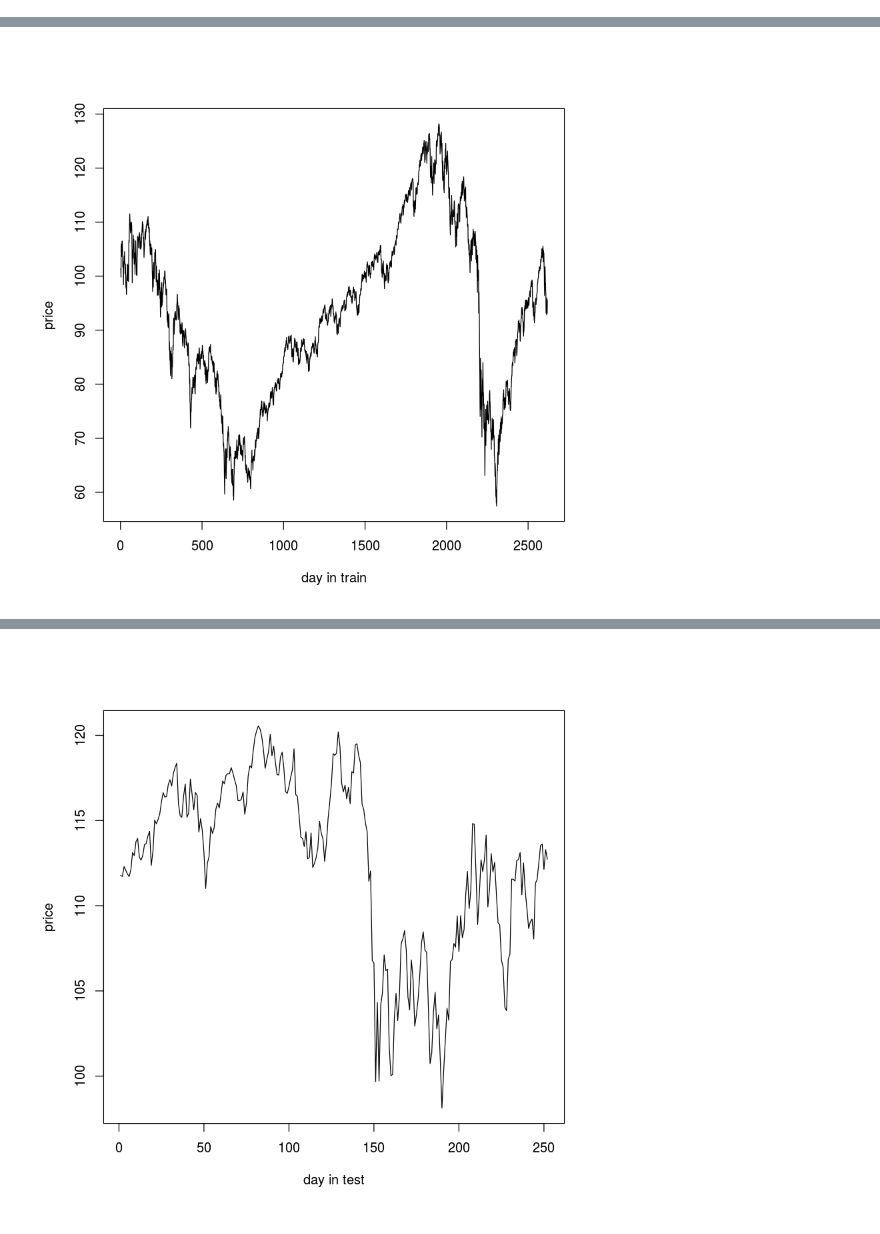
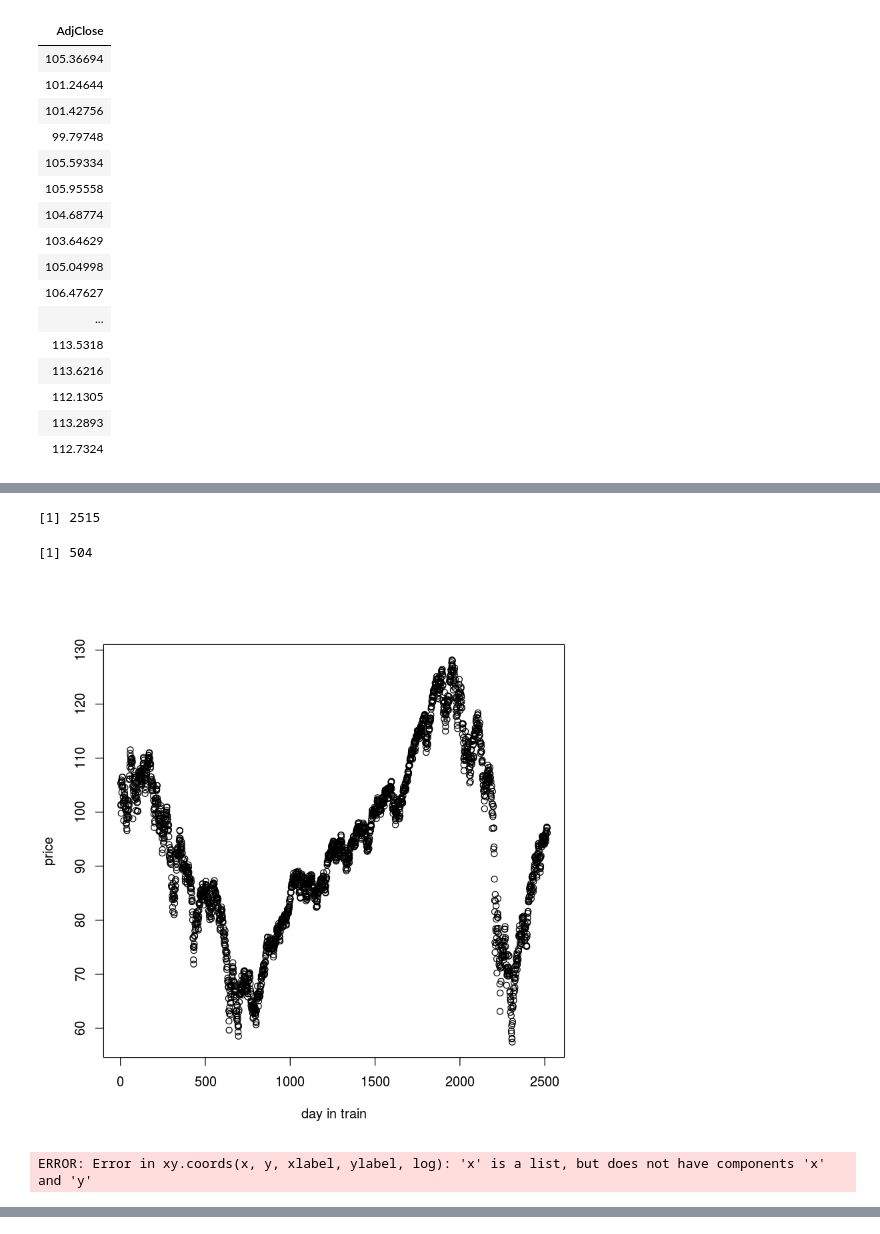
Before and after one commit to heartyguy/stat-finance-time-series-analysis, a Jupyter notebook: regression.ipynb, the cells around one changed output, grey strips where cells are left out. Saved outputs shown, nothing was run; the diff lists cells and outputs as text; code cells hidden in the pictures.

```diff
--- a/regression.ipynb
+++ b/regression.ipynb
@@ -6,22 +6,24 @@ library(tseries)
 library(zoo)
 
 
-spy = get.hist.quote(instrument = "SPY", "2000-01-04", "2011-12-31",quote = c("AdjClose"),
+spy = get.hist.quote(instrument = "SPY", "2000-01-01", "2011-12-31",quote = c("AdjClose"),
 provider = c("yahoo"), method = NULL, compression = "d",
 retclass = c("zoo"), quiet = FALSE, drop = FALSE)
 
 #spy$train =ts(spy$train, frequency=7)
 
-test_len = 400
+test_len = 504
 
-spy = ts(coredata(spy), frequency = 1)
-spy = splitTrainTest(spy, numTrain = length(spy) - test_len)
-#spy$train
-#spy$test
+spy = coredata(spy)
+spy
+spy$train = spy[1:(length(spy)-test_len)]
+spy$test = spy[(length(spy)-test_len + 1):length(spy)]
+length(spy$train)
+length(spy$test)
 
 plot(spy$train,ylab='price', xlab='day in train')
 plot(log(spy$train), ylab="Log(price)", xlab="day in train")
 
-plot.ts(spy_test,ylab='price', xlab='day in test')
-plot.ts(log(spy_test), ylab="Log(price)", xlab="day in test")
+plot(spy$test,ylab='price', xlab='day in test')
+plot(log(spy$test), ylab="Log(price)", xlab="day in test")
 # %% [output]
@@ -28 +31,18 @@ plot.ts(log(spy_test), ylab="Log(price)", xlab="day in test")
 time series ends   2011-12-30
+| AdjClose |
+| 105.36694 |
+| 101.24644 |
+| 101.42756 |
+| 99.79748 |
+| 105.59334 |
+| 105.95558 |
+| 104.68774 |
+| 103.64629 |
+| 105.04998 |
+| 106.47627 |
+| ... |
+| 113.5318 |
+| 113.6216 |
+| 112.1305 |
+| 113.2893 |
+| 112.7324 |
@@ -29 +51,4 @@ time series ends   2011-12-30
+[1] 2515
+[1] 504
-[figure, old version]
+[figure, new version]
+ERROR: Error in xy.coords(x, y, xlabel, ylabel, log): 'x' is a list, but does not have components 'x' and 'y'
@@ -31 +55,0 @@ time series ends   2011-12-30
-[figure, removed]
```
Also changed, not shown: parts of 12 cells of this notebook, 2 other files.
